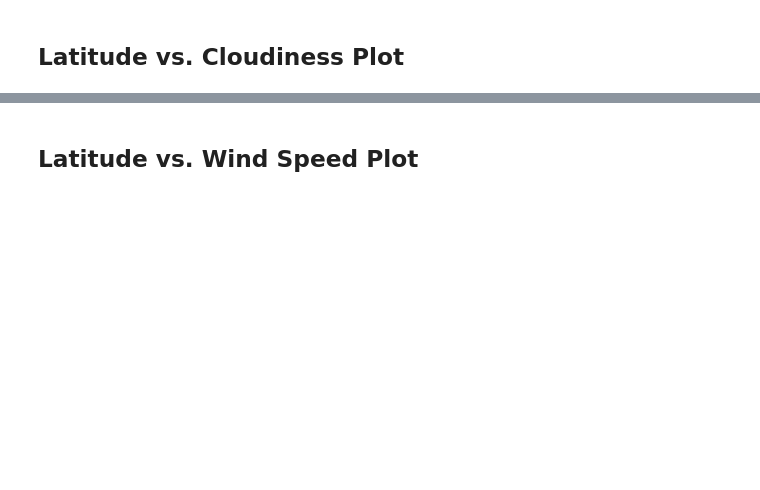
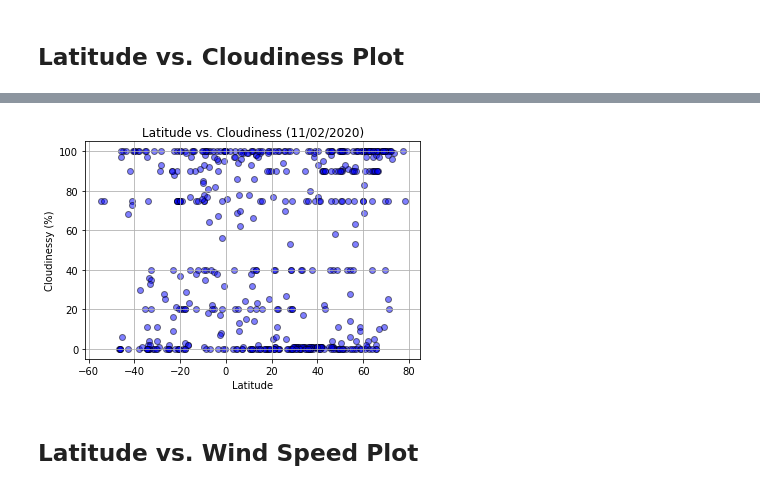
Before and after one commit to siararaeDA/python-api-challenge, a Jupyter notebook: WeatherPy/WeatherPy.ipynb, the cells around one changed output, grey strips where cells are left out. Drawn from its saved outputs; the diff is of its cells as text; code cells hidden in the pictures; blank space fills up the shorter version.

```diff
--- a/WeatherPy/WeatherPy.ipynb
+++ b/WeatherPy/WeatherPy.ipynb
@@ -210,2 +229,16 @@ There are no cities with humidity over 100%.
+# %%
+# Set axis values
+x_values = cityWeather_df['Lat']
+y_values = cityWeather_df['Cloudiness']
+
+# Plot the data
+plt.scatter(x_values, y_values, color='blue', edgecolors='black', alpha=0.5)
+plt.xlabel('Latitude')
+plt.ylabel('Cloudinessy (%)')
+plt.title('Latitude vs. Cloudiness (11/02/2020)')
+plt.grid()
+plt.show()
+# %% [output]
+[figure, added]
 # %% [markdown]
 ## Latitude vs. Wind Speed Plot
```
Also changed, not shown: parts of 9 cells of this notebook.
